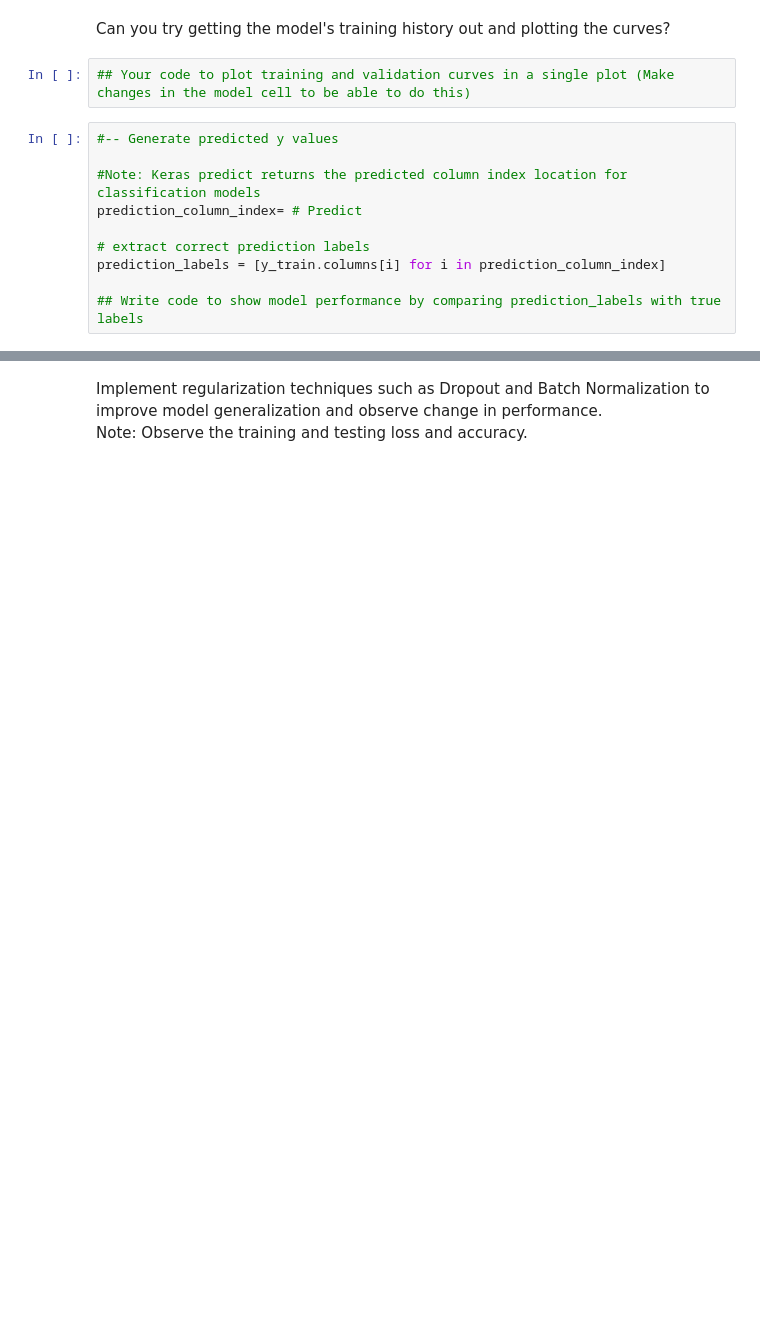
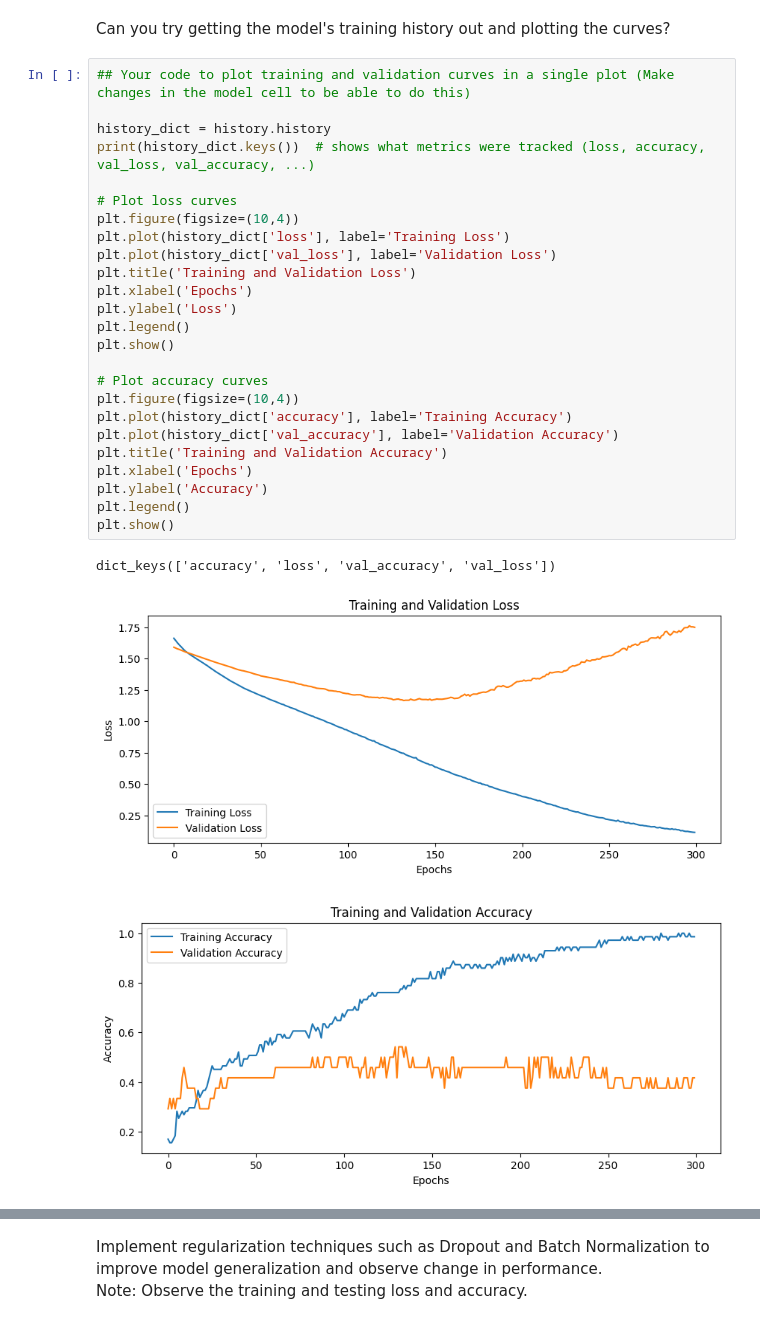
Before and after one commit to DX0ZART/ML_Project_1, a Jupyter notebook: Project_1.ipynb, the cells around one changed output, grey strips where cells are left out. Drawn from its saved outputs; the diff is of its cells as text; blank space fills up the shorter version.

```diff
--- a/Project_1.ipynb
+++ b/Project_1.ipynb
@@ -846,14 +856,31 @@ Why is loss='categorical_crossentropy' and optimizer='sgd'? Would you want to ch
 # %% [markdown]
 Can you try getting the model's training history out and plotting the curves?
-# %%
-## Your code to plot training and validation curves in a single plot (Make changes in the model cell to be able to do this)
-# %%
-#-- Generate predicted y values
-
-#Note: Keras predict returns the predicted column index location for classification models
-prediction_column_index= # Predict
-
-# extract correct prediction labels
-prediction_labels = [y_train.columns[i] for i in prediction_column_index]
-
-## Write code to show model performance by comparing prediction_labels with true labels
+# %%
+## Your code to plot training and validation curves in a single plot (Make changes in the model cell to be able to do this)
+
+history_dict = history.history
+print(history_dict.keys())  # shows what metrics were tracked (loss, accuracy, val_loss, val_accuracy, ...)
+
+# Plot loss curves
+plt.figure(figsize=(10,4))
+plt.plot(history_dict['loss'], label='Training Loss')
+plt.plot(history_dict['val_loss'], label='Validation Loss')
+plt.title('Training and Validation Loss')
+plt.xlabel('Epochs')
+plt.ylabel('Loss')
+plt.legend()
+plt.show()
+
+# Plot accuracy curves
+plt.figure(figsize=(10,4))
+plt.plot(history_dict['accuracy'], label='Training Accuracy')
+plt.plot(history_dict['val_accuracy'], label='Validation Accuracy')
+plt.title('Training and Validation Accuracy')
+plt.xlabel('Epochs')
+plt.ylabel('Accuracy')
+plt.legend()
+plt.show()
+# %% [output]
+dict_keys(['accuracy', 'loss', 'val_accuracy', 'val_loss'])
+[figure, added]
+[figure, added]
```
Also changed, not shown: parts of 23 cells of this notebook, 2 other files.
